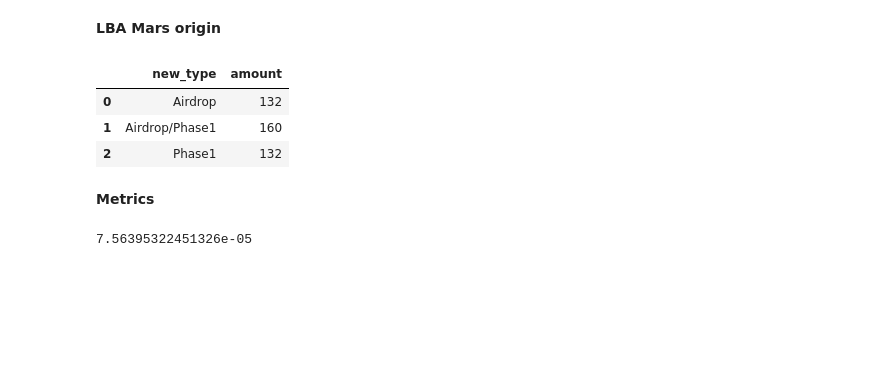
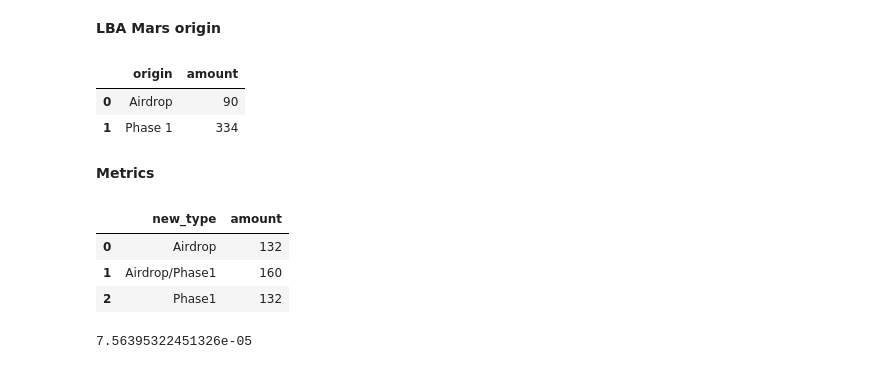
Before and after one commit to IncioMan/mars_lockdrop, a Jupyter notebook: notebook/Mars Lockdrop_LBA.ipynb, the cells around one changed output. Drawn from its saved outputs; the diff is of its cells as text; code cells hidden in the pictures; blank space fills up the shorter version.

Commit message:
source airdrop

```diff
--- a/notebook/Mars Lockdrop_LBA.ipynb
+++ b/notebook/Mars Lockdrop_LBA.ipynb
@@ -209,6 +209,18 @@ users_type
 | 9 | user1_5 | Phase1 |
 # %% [markdown]
 **LBA Mars origin**
+# %%
+lba_deposits_df['origin'] = lba_deposits_df.airdrop.apply(lambda x: 'Airdrop' if x else 'Phase 1')
+lba_deposits_df['origin'] = lba_deposits_df.airdrop.apply(lambda x: 'Airdrop' if x else 'Phase 1')
+mars_source = lba_deposits_df[lba_deposits_df.denom=='MARS'].groupby('origin').amount.sum()
+mars_source = mars_source.reset_index()
+mars_source
+# %% [output]
+|  | origin | amount |
+| 0 | Airdrop | 90 |
+| 1 | Phase 1 | 334 |
+# %% [markdown]
+**Metrics**
 # %%
 mars_source = users_type.merge(lba_deposits_df[lba_deposits_df.denom=='MARS'], on='sender').groupby('new_type').amount.sum()
 mars_source = mars_source.reset_index()
@@ -218,8 +230,6 @@ mars_source
 | 0 | Airdrop | 132 |
 | 1 | Airdrop/Phase1 | 160 |
 | 2 | Phase1 | 132 |
-# %% [markdown]
-**Metrics**
 # %%
 users_aidrop_eligible = 66103
 perc_airdrop_eligible = len(airdrop_claims_df.sender.unique())/users_aidrop_eligible
```
Also changed, not shown: 3 other files.
